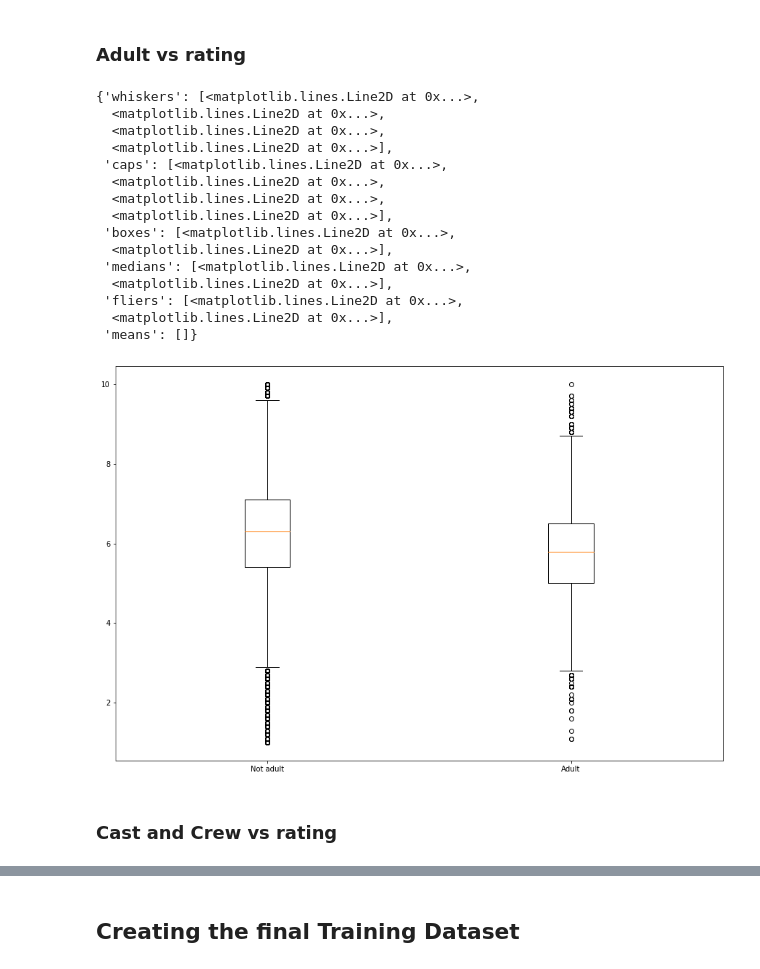
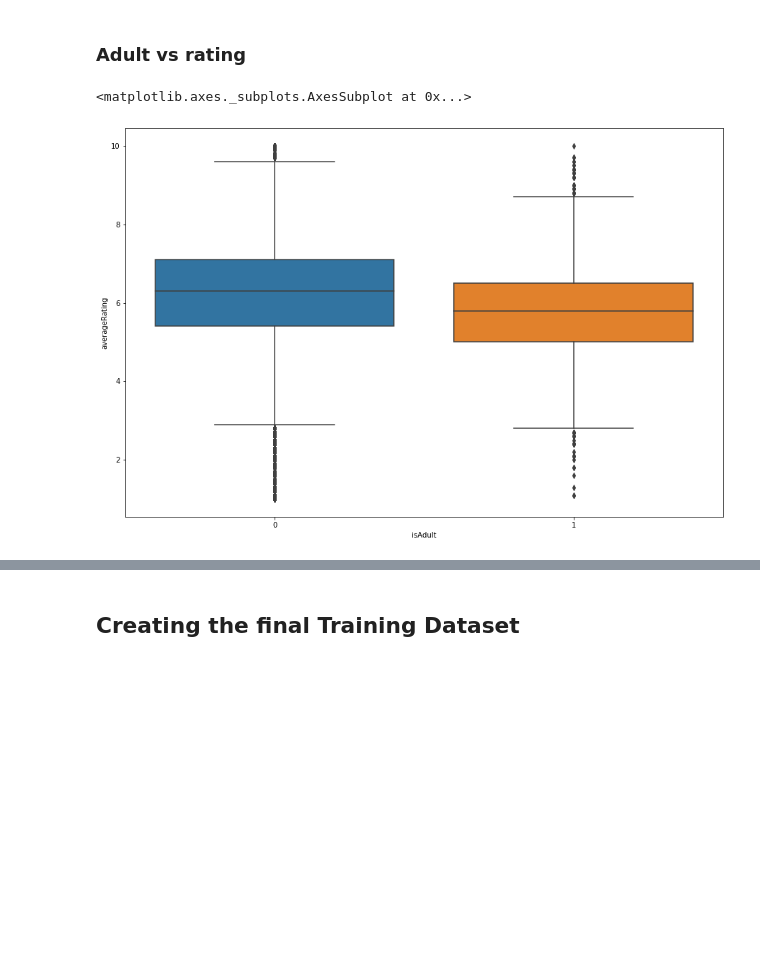
Before and after one commit to tanmaygadgil/imdb-analysis, a Jupyter notebook: EDA.ipynb, the cells around one changed output, grey strips where cells are left out. Saved outputs shown, nothing was run; the diff lists cells and outputs as text; code cells hidden in the pictures; blank space fills up the shorter version.

```diff
--- a/EDA.ipynb
+++ b/EDA.ipynb
@@ -104,26 +156,10 @@ plt.scatter(df['crew_exp'], df['averageRating'])
 # %% [markdown]
 ### Adult vs rating
 # %%
-data = [df[df['isAdult'] == 0]['averageRating'].values, df[df['isAdult'] == 1]['averageRating'].values]
+# data = [df[df['isAdult'] == 0]['averageRating'].values, df[df['isAdult'] == 1]['averageRating'].values]
 # plt.figsize((10,20))
 plt.figure(figsize=(15,10))
-plt.boxplot(data, labels = ['Not adult', 'Adult'])
+sns.boxplot(x = 'isAdult', y = 'averageRating', data = df)
 # %% [output]
-{'whiskers': [<matplotlib.lines.Line2D at 0x...>,
-  <matplotlib.lines.Line2D at 0x...>,
-  <matplotlib.lines.Line2D at 0x...>,
-  <matplotlib.lines.Line2D at 0x...>],
- 'caps': [<matplotlib.lines.Line2D at 0x...>,
-  <matplotlib.lines.Line2D at 0x...>,
-  <matplotlib.lines.Line2D at 0x...>,
-  <matplotlib.lines.Line2D at 0x...>],
- 'boxes': [<matplotlib.lines.Line2D at 0x...>,
-  <matplotlib.lines.Line2D at 0x...>],
- 'medians': [<matplotlib.lines.Line2D at 0x...>,
-  <matplotlib.lines.Line2D at 0x...>],
- 'fliers': [<matplotlib.lines.Line2D at 0x...>,
-  <matplotlib.lines.Line2D at 0x...>],
- 'means': []}
+<matplotlib.axes._subplots.AxesSubplot at 0x...>
-[figure, old version]
+[figure, new version]
-# %% [markdown]
-### Cast and Crew vs rating
```
Also changed, not shown: parts of 19 cells of this notebook, 4 other files.
